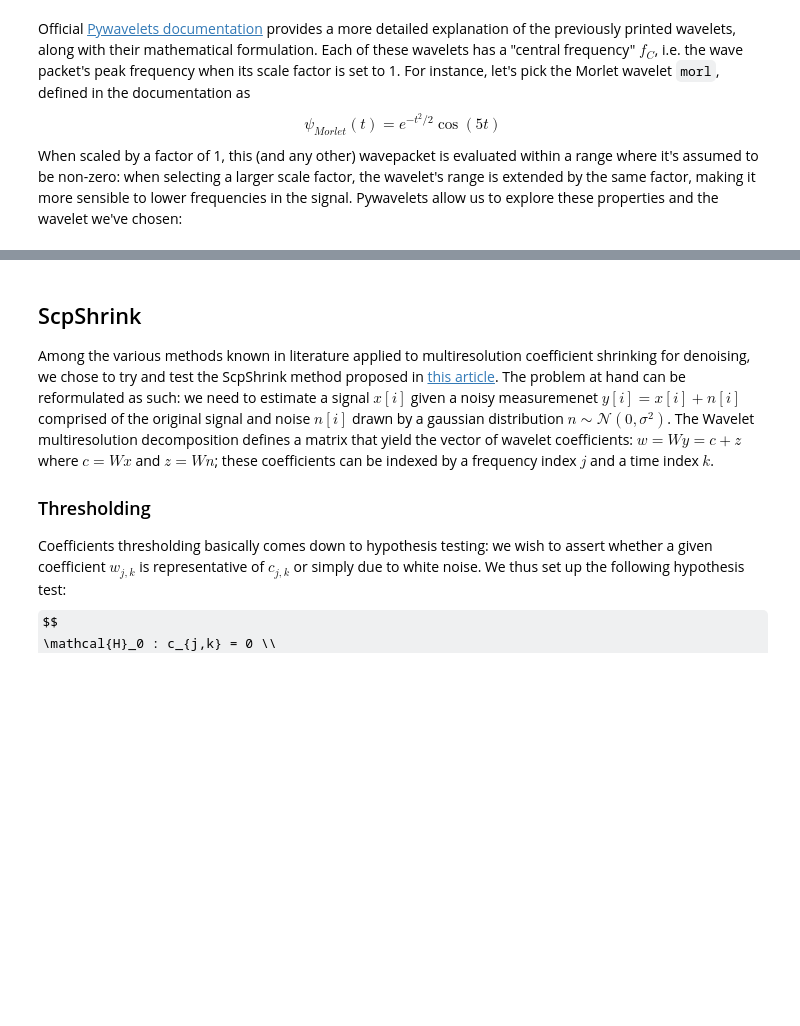
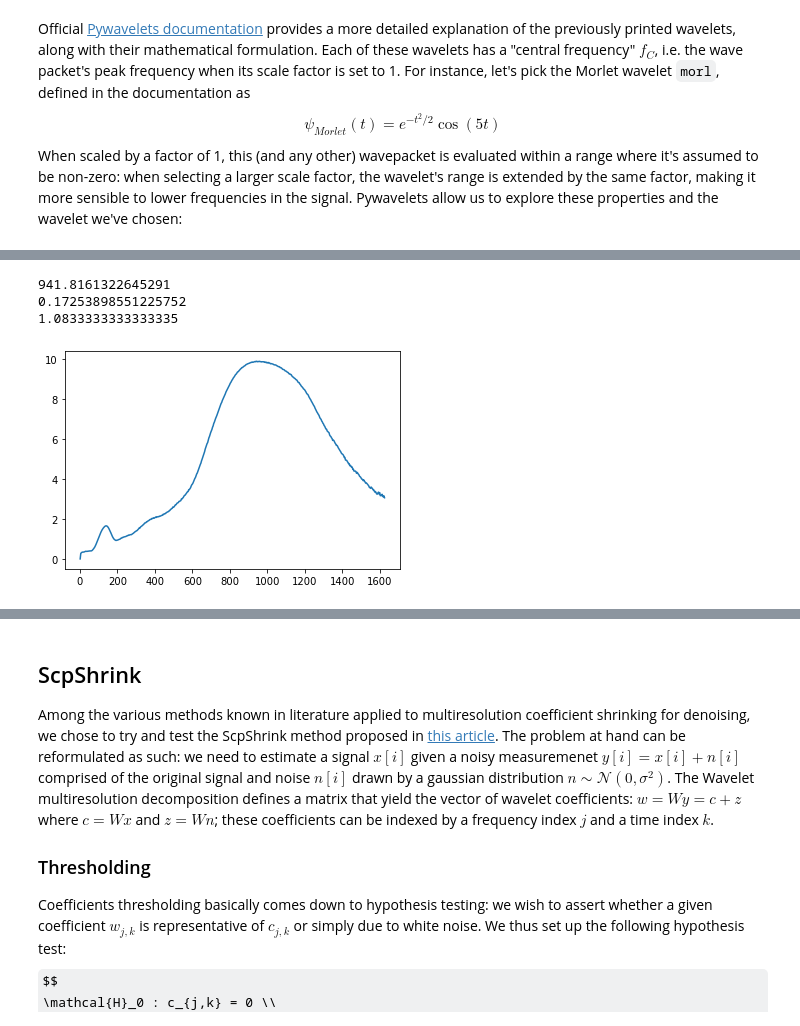
Before and after one commit to zanocrate/LCP_projects_Y4, a Jupyter notebook: draft.ipynb, the cells around one changed output, grey strips where cells are left out. Drawn from its saved outputs; the diff is of its cells as text; code cells hidden in the pictures; some formulas as TeX source; blank space fills up the shorter version.

```diff
--- a/draft.ipynb
+++ b/draft.ipynb
@@ -199,14 +202,8 @@ $$
 # %%
-
-wav = pywt.ContinuousWavelet('morl') #if we try with mexican hat mexh frequency resolution SUCKS ASS
-print(pywt.scale2frequency(wav,1)*sampling_rate)
-min_scale = pywt.scale2frequency(wav,1)*sampling_rate/100
-print(min_scale)
+wav = pywt.ContinuousWavelet('morl') # Morlet Wavefunction
+print("Central real frequency (Hz): ",pywt.scale2frequency(wav,1)*sampling_rate)
+min_scale = pywt.scale2frequency(wav,1)*2
+print("Minimum scale factor for a sampling frequency of {} Hz: {}".format(sampling_rate,min_scale))
 max_scale = pywt.scale2frequency(wav,1)*sampling_rate/0.1
-print(max_scale)
-
-print(pywt.scale2frequency(wav,250)*sampling_rate)
-
-wavy,wavx=wav.wavefun()
-plt.plot(wavx,wavy)
+print("Maximum scale factor for a frequency of {} Hz: {}".format(0.1,max_scale))
 # %% [output]
@@ -280,3 +258,15 @@ coefs,cwt_freq,fig,axs=cwt_with_plot(df,'AccX','morl',sampling_rate)
+# %%
+stds=np.std(np.abs(coefs),axis=1)
+imax=np.argmax(stds)
+plt.plot(scales,stds)
+print(scales[imax])
+print(pywt.scale2frequency('morl',scales[imax])*sampling_rate)
+print(pywt.scale2frequency('morl',150)*sampling_rate)
+# %% [output]
+941.8161322645291
+0.17253898551225752
+1.0833333333333335
+[figure, added]
 # %% [markdown]
 
 ### *Discrete Wavelet Transformation* (DWT) and *Multi-resolution analysis*
```
Also changed, not shown: parts of 9 cells of this notebook.
